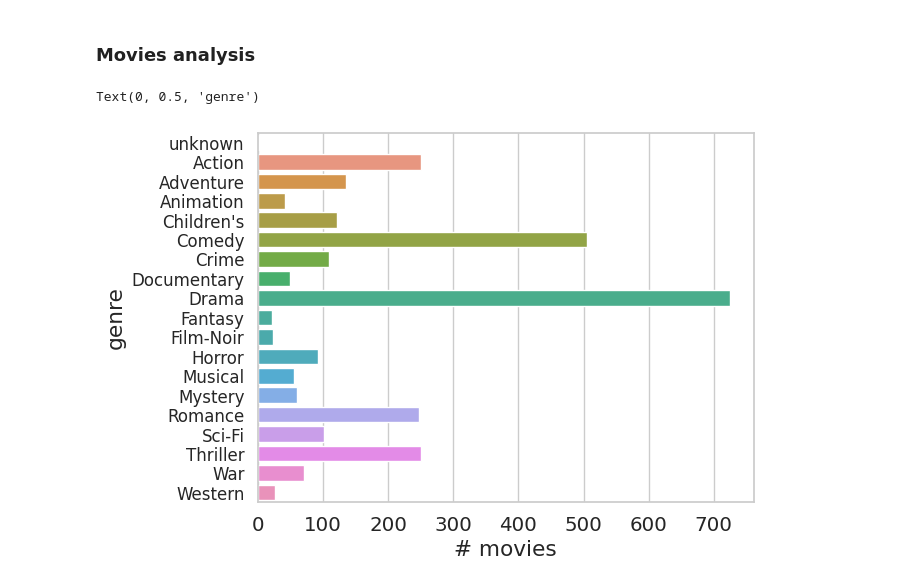
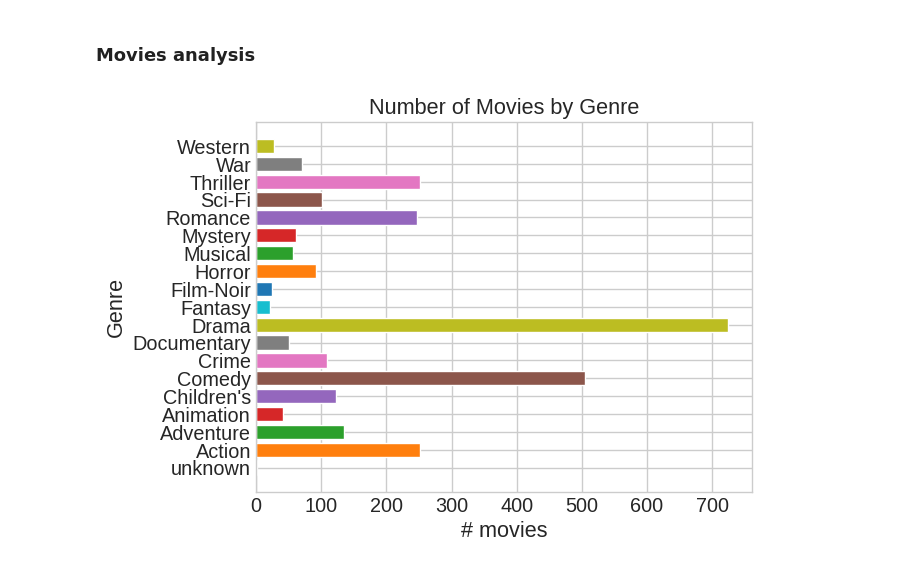
Before and after one commit to blueberry13-8/movie-recommender-system, a Jupyter notebook: notebooks/1.0-initial-data-exporation.ipynb, the cells around one changed output. Saved outputs shown, nothing was run; the diff lists cells and outputs as text; code cells hidden in the pictures.

```diff
--- a/notebooks/1.0-initial-data-exporation.ipynb
+++ b/notebooks/1.0-initial-data-exporation.ipynb
@@ -185,11 +214,19 @@ for genre in ind2genre:
     cnt['genre'].append(genre)
     cnt['count'].append(count)
 genre_counts = pd.DataFrame(cnt)
-# %%
-image = sns.barplot(data=genre_counts, y='genre', x='count')
-
-image.set_xlabel('# movies')
-image.set_ylabel('genre')
-# %% [output]
-Text(0, 0.5, 'genre')
-[figure, removed]
+# %%
+import matplotlib.pyplot as plt
+
+# Create a bar plot using Matplotlib
+colors = ['#1f77b4', '#ff7f0e', '#2ca02c', '#d62728', '#9467bd', '#8c564b', '#e377c2', '#7f7f7f', '#bcbd22', '#17becf']
+plt.barh(genre_counts['genre'], genre_counts['count'], color=colors)
+
+# Customize the plot
+plt.xlabel('# movies')
+plt.ylabel('Genre')
+plt.title('Number of Movies by Genre')
+
+# Show the plot
+plt.show()
+# %% [output]
+[figure, added]
```
Also changed, not shown: parts of 7 cells of this notebook, 7 other files.
